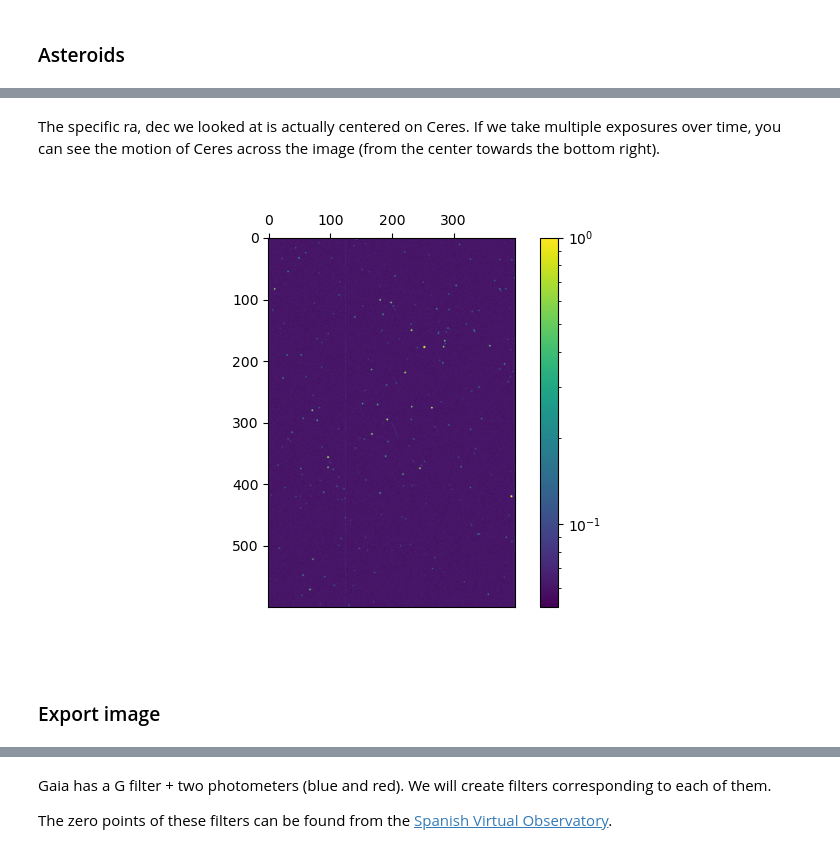
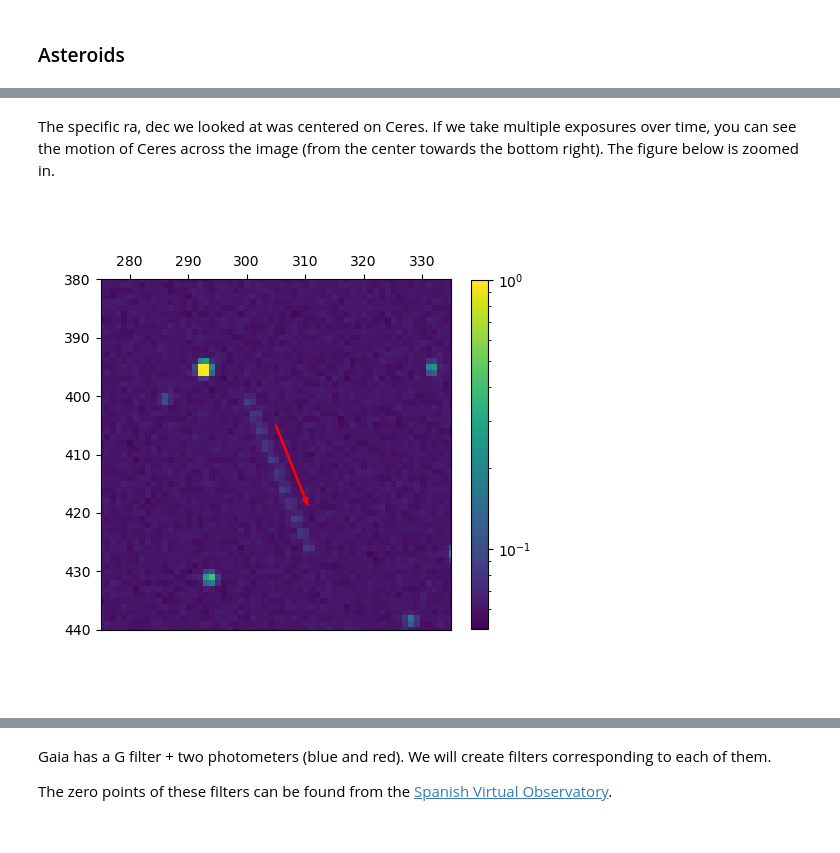
Before and after one commit to TigerHou2/StarSim, a Jupyter notebook: examples/gaia.ipynb, the cells around one changed output, grey strips where cells are left out. Drawn from its saved outputs; the diff is of its cells as text; code cells hidden in the pictures.

```diff
--- a/examples/gaia.ipynb
+++ b/examples/gaia.ipynb
@@ -3,25 +2,0 @@
-# %%
-import sys
-sys.path.append('../')
-from STLib.sensor import Sensor
-from STLib.filter import Filter
-from STLib.lens import Lens
-from STLib.camera import Camera
-from STLib.sources import AstronomicalSources, SpectralSources, MagnitudeSources, SolarSystemSources
-from STLib.functions.psf import airyPSFModel, defocusPSFModel, pillboxPSFModel, gaussianPSFModel
-from STLib.functions.dark import exponentialDarkModel
-from STLib.utils import spectraConeSearch, sbdbQuery
-
-import STLib
-# `from ... import ...` will create a copy, which we don't want for this global setting.
-STLib.utils.debug.ENABLE_TIMER = True
-
-from datetime import datetime, UTC, timedelta
-from astropy import units
-from astropy.time import Time
-import numpy as np
-np.random.seed(1)  # reproducibility
-
-import matplotlib.pyplot as plt
-from matplotlib.colors import LogNorm
-%matplotlib widget
@@ -79,7 +93,7 @@ For computational reasons, the PSF model will only be computed within the neares
 # %%
 lens = Lens(aperture=aperture, focal_length=focal_length,
             transmission_efficiency=0.99,
-            k1=0.4, k2=0.1, k4=0.1,
+            k1=0.05, k2=0.01, k4=0.01,
             p1=0.01,
             psf=psf, auto_tune_integration_params=True)
 # %% [markdown]
@@ -99,6 +117,6 @@ The Gaia G band zero point flux can be found from the [Spanish Virtual Observato
 # %%
 Vega_zero_point_Gaia_bp_band = 4.07852e-9 * units.erg / units.cm**2 / units.s / units.angstrom
-filt = Filter(file='../data/filters/gaia/GAIA.GAIA3.Gbp.xml', zp_flux=Vega_zero_point_Gaia_bp_band)
+filt = Filter(file='../data/filters/gaia/Gbp.xml', zp_flux=Vega_zero_point_Gaia_bp_band)
 # %% [markdown]
 ### Sensor
 # %% [markdown]
@@ -127,8 +146,8 @@ Define the sensor with the following parameters:
 - `readout_time`: (planned feature) time needed to read out an image row by row.
 - `read_noise`: mean read noise in units of `astropy.units.electron`.
 # %%
-NUM_ROWS = 600
-NUM_COLS = 400
+NUM_ROWS = 800
+NUM_COLS = 600
 
 BIAS = np.ones(NUM_COLS) * 20
 bad_bias_rate = 0.005
@@ -280,4 +271,2 @@ Function '_applyPSF' took 0.047 seconds.
 Function '_applyBloom' took 0.000 seconds.
-# %% [markdown]
-The specific ra, dec we looked at is actually centered on Ceres. If we take multiple exposures over time, you can see the motion of Ceres across the image (from the center towards the bottom right).
 # %%
@@ -285,15 +274,18 @@ STLib.utils.debug.ENABLE_TIMER = False  # don't need to see the timing informati
 for ii in range(10):
     camera.time += timedelta(days=0.05)
     image = camera.snap(exposure_time=0.2, temperature=20, close_shutter=False) / camera.sensor.adc_limit.value
+# %% [markdown]
+The specific ra, dec we looked at was centered on Ceres. If we take multiple exposures over time, you can see the motion of Ceres across the image (from the center towards the bottom right). The figure below is zoomed in.
 # %%
-fig, ax = plt.subplots()
+fig, ax = plt.subplots(figsize=(5,5))
 im = ax.imshow(image, norm=LogNorm())
 ax.tick_params(top=True, labeltop=True, bottom=False, labelbottom=False)
-plt.colorbar(im)
+ax.set_xlim([275,335])
+ax.set_ylim([440,380])
+ax.arrow(305, 405, 5, 12.5, color='r', width=0.2, head_width=0.9)
+plt.colorbar(im, fraction=0.045)
 plt.show()
 # %% [output]
-[figure, old version]
+[figure, new version]
-# %% [markdown]
-### Export image
 # %%
 from PIL import Image
```
Also changed, not shown: parts of 42 cells of this notebook, 7 other files.
